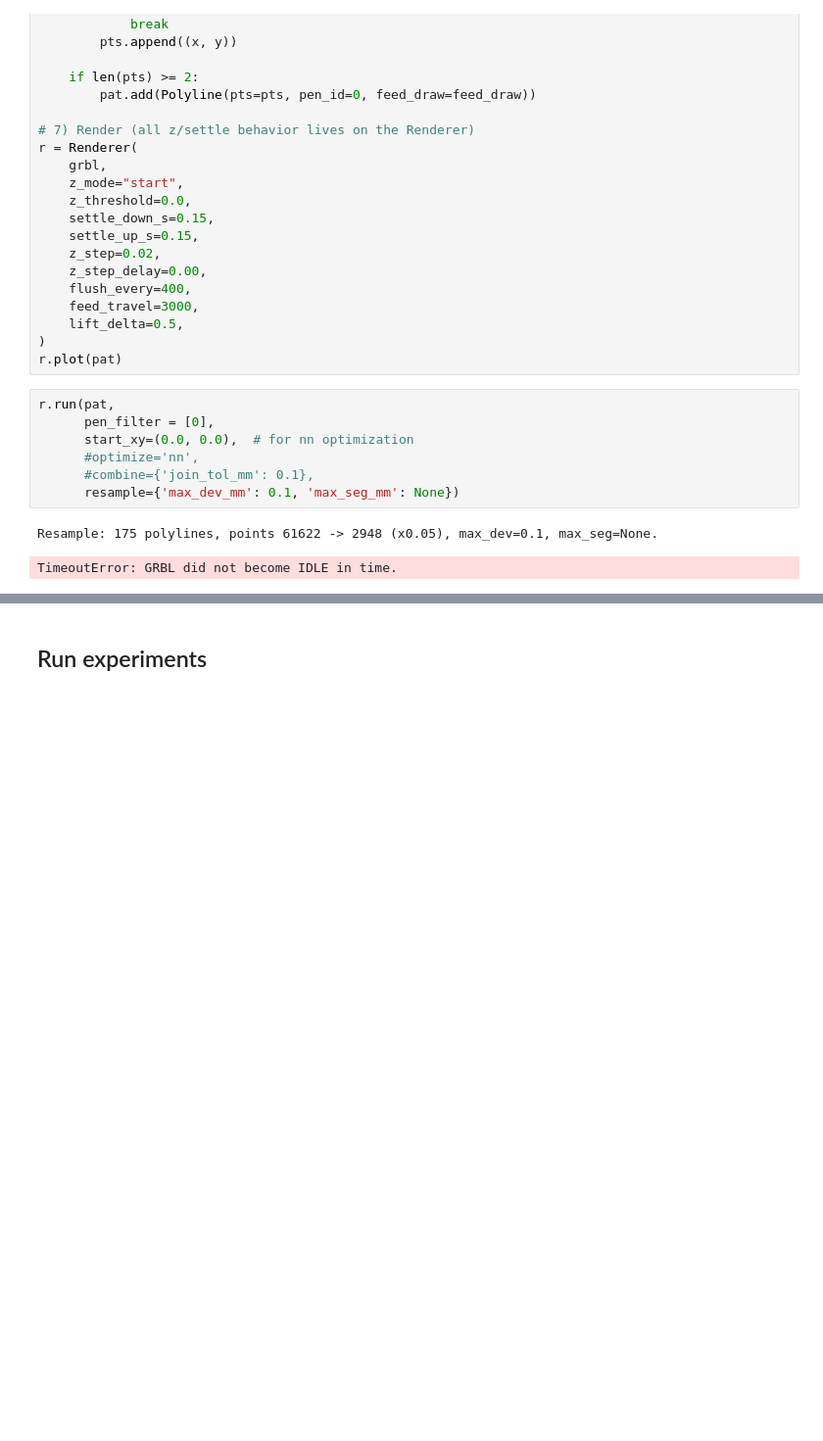
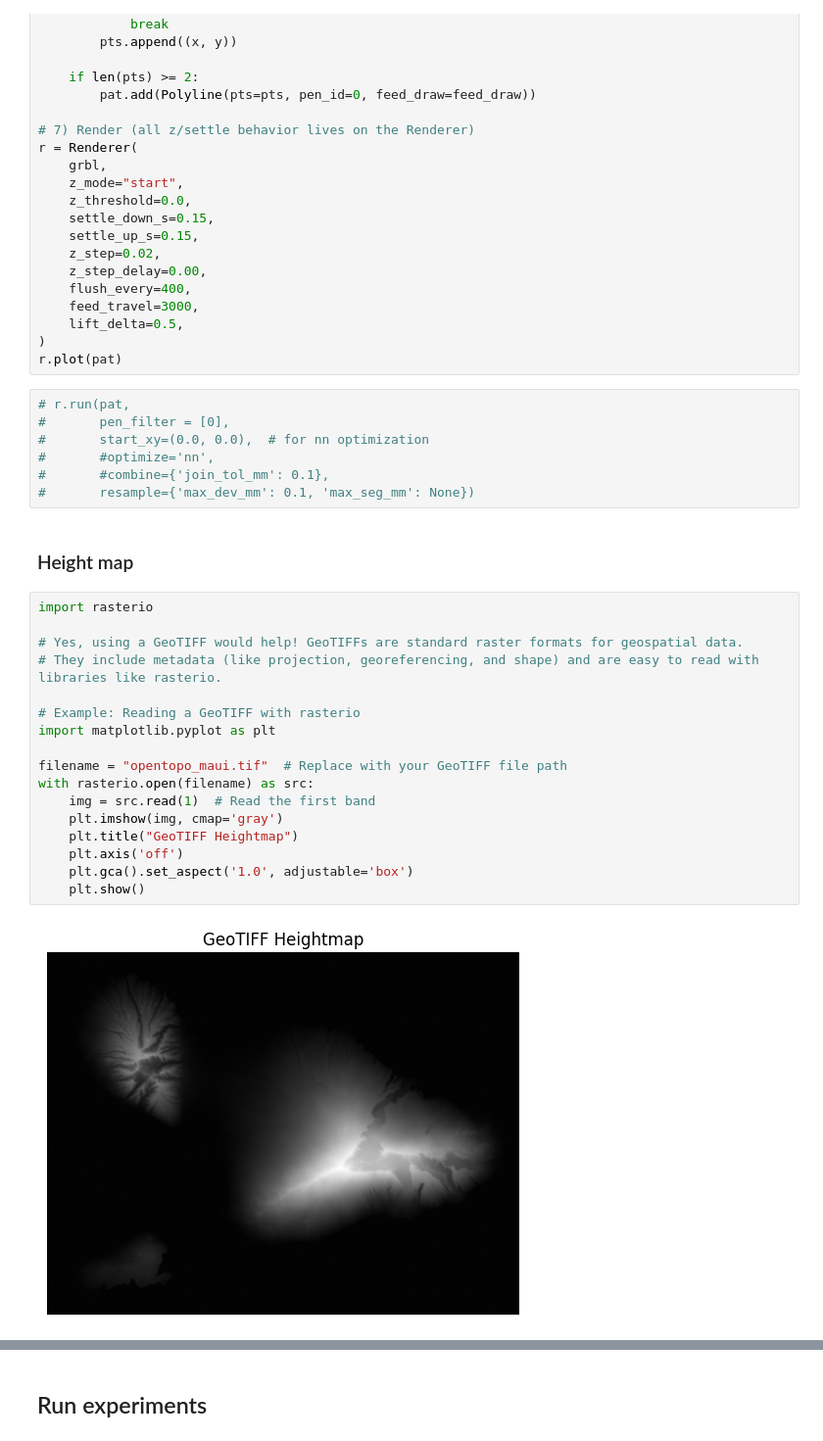
Before and after one commit to stefanhuber1993/PenPlotter, a Jupyter notebook: pen_plotter.ipynb, the cells around one changed output, grey strips where cells are left out. Shown at 98% size. Saved outputs shown, nothing was run; the diff lists cells and outputs as text; blank space fills up the shorter version.

```diff
--- a/pen_plotter.ipynb
+++ b/pen_plotter.ipynb
@@ -429,12 +434,30 @@ r = Renderer(
 )
 r.plot(pat)
 # %%
-r.run(pat,
-      pen_filter = [0],
-      start_xy=(0.0, 0.0),  # for nn optimization
-      #optimize='nn',
-      #combine={'join_tol_mm': 0.1},
-      resample={'max_dev_mm': 0.1, 'max_seg_mm': None})
+# r.run(pat,
+#       pen_filter = [0],
+#       start_xy=(0.0, 0.0),  # for nn optimization
+#       #optimize='nn',
+#       #combine={'join_tol_mm': 0.1},
+#       resample={'max_dev_mm': 0.1, 'max_seg_mm': None})
-# %% [output]
-Resample: 175 polylines, points 61622 -> 2948 (x0.05), max_dev=0.1, max_seg=None.
-TimeoutError: GRBL did not become IDLE in time.
+# %% [markdown]
+### Height map
+# %%
+import rasterio
+
+# Yes, using a GeoTIFF would help! GeoTIFFs are standard raster formats for geospatial data.
+# They include metadata (like projection, georeferencing, and shape) and are easy to read with libraries like rasterio.
+
+# Example: Reading a GeoTIFF with rasterio
+import matplotlib.pyplot as plt
+
+filename = "opentopo_maui.tif"  # Replace with your GeoTIFF file path
+with rasterio.open(filename) as src:
+    img = src.read(1)  # Read the first band
+    plt.imshow(img, cmap='gray')
+    plt.title("GeoTIFF Heightmap")
+    plt.axis('off')
+    plt.gca().set_aspect('1.0', adjustable='box')
+    plt.show()
+# %% [output]
+[figure, added]
```
Also changed, not shown: parts of 10 cells of this notebook, 2 other files.
